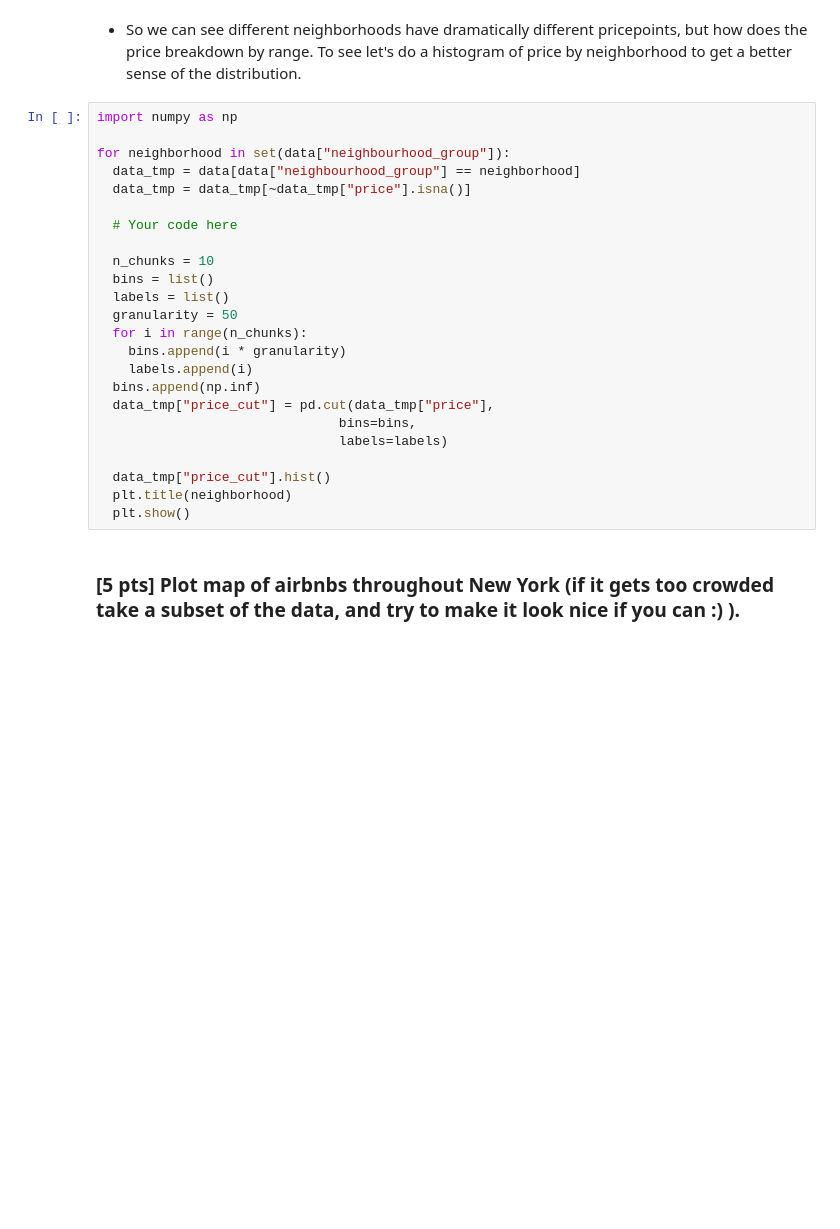
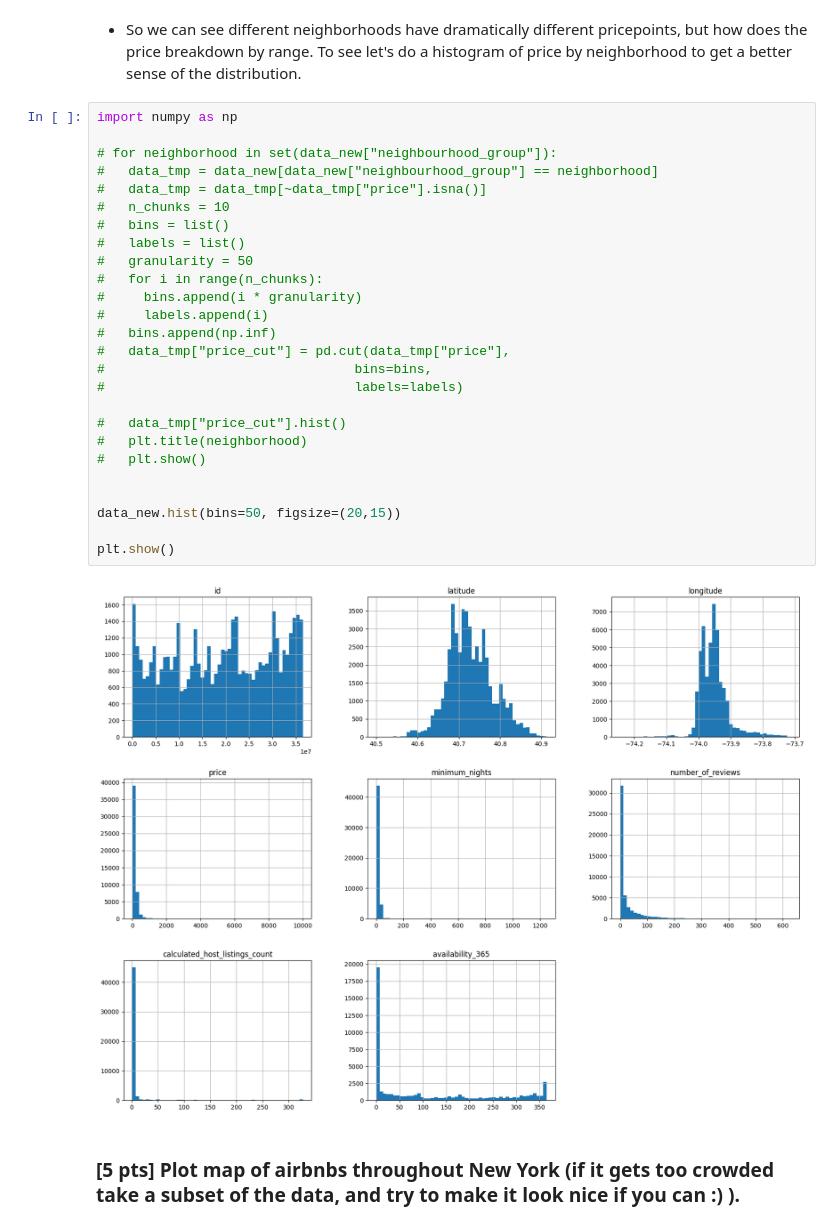
Before and after one commit to roshantaneja/ucla_cssi_2024, a Jupyter notebook: homework/homework_1/HW1_Part2.ipynb, the cells around one changed output. Cells and saved outputs as stored; diff of their text form; blank space fills up the shorter version.

```diff
--- a/homework/homework_1/HW1_Part2.ipynb
+++ b/homework/homework_1/HW1_Part2.ipynb
@@ -596,27 +99,31 @@ High variability in price with long tail values, review numbers much more compac
 # %%
 import numpy as np
 
-for neighborhood in set(data["neighbourhood_group"]):
-  data_tmp = data[data["neighbourhood_group"] == neighborhood]
-  data_tmp = data_tmp[~data_tmp["price"].isna()]
+# for neighborhood in set(data_new["neighbourhood_group"]):
+#   data_tmp = data_new[data_new["neighbourhood_group"] == neighborhood]
+#   data_tmp = data_tmp[~data_tmp["price"].isna()]
+#   n_chunks = 10
+#   bins = list()
+#   labels = list()
+#   granularity = 50
+#   for i in range(n_chunks):
+#     bins.append(i * granularity)
+#     labels.append(i)
+#   bins.append(np.inf)
+#   data_tmp["price_cut"] = pd.cut(data_tmp["price"],
+#                                bins=bins,
+#                                labels=labels)
 
-  # Your code here
+#   data_tmp["price_cut"].hist()
+#   plt.title(neighborhood)
+#   plt.show()
 
-  n_chunks = 10
-  bins = list()
-  labels = list()
-  granularity = 50
-  for i in range(n_chunks):
-    bins.append(i * granularity)
-    labels.append(i)
-  bins.append(np.inf)
-  data_tmp["price_cut"] = pd.cut(data_tmp["price"],
-                               bins=bins,
-                               labels=labels)
 
-  data_tmp["price_cut"].hist()
-  plt.title(neighborhood)
-  plt.show()
+data_new.hist(bins=50, figsize=(20,15))
+
+plt.show()
+# %% [output]
+[figure, added]
 # %% [markdown]
 ### [5 pts] Plot map of airbnbs throughout New York (if it gets too crowded take a subset of the data, and try to make it look nice if you can :) ).
 # %%
```
Also changed, not shown: parts of 101 cells of this notebook, 13 other files.
